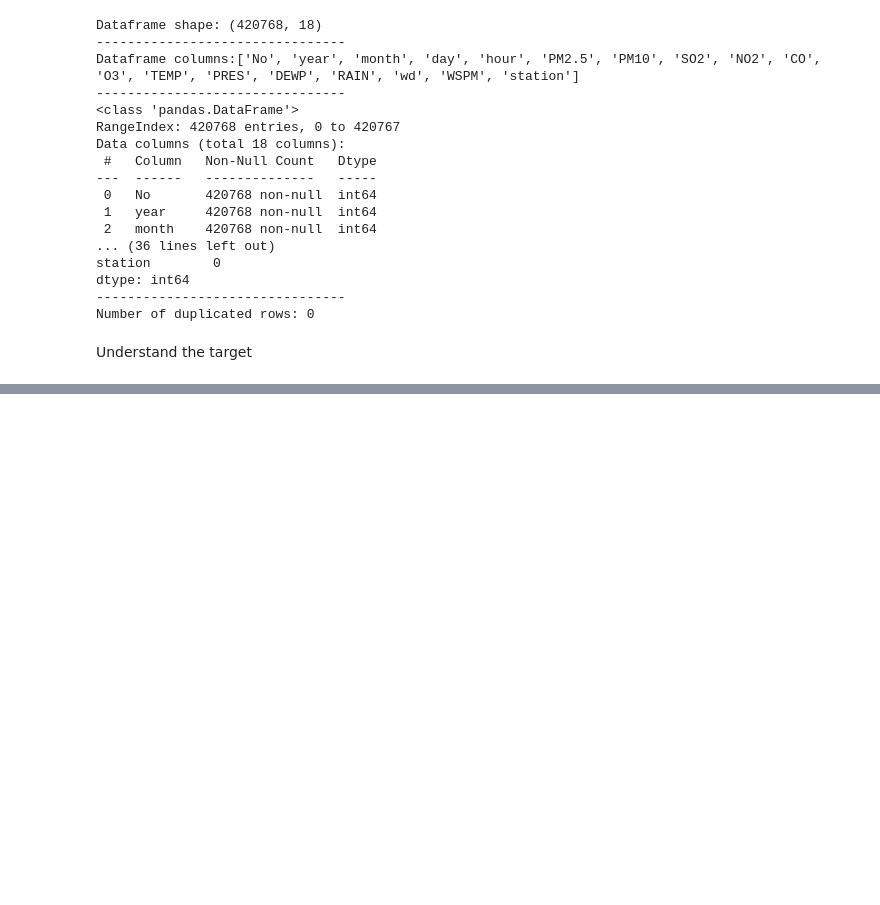
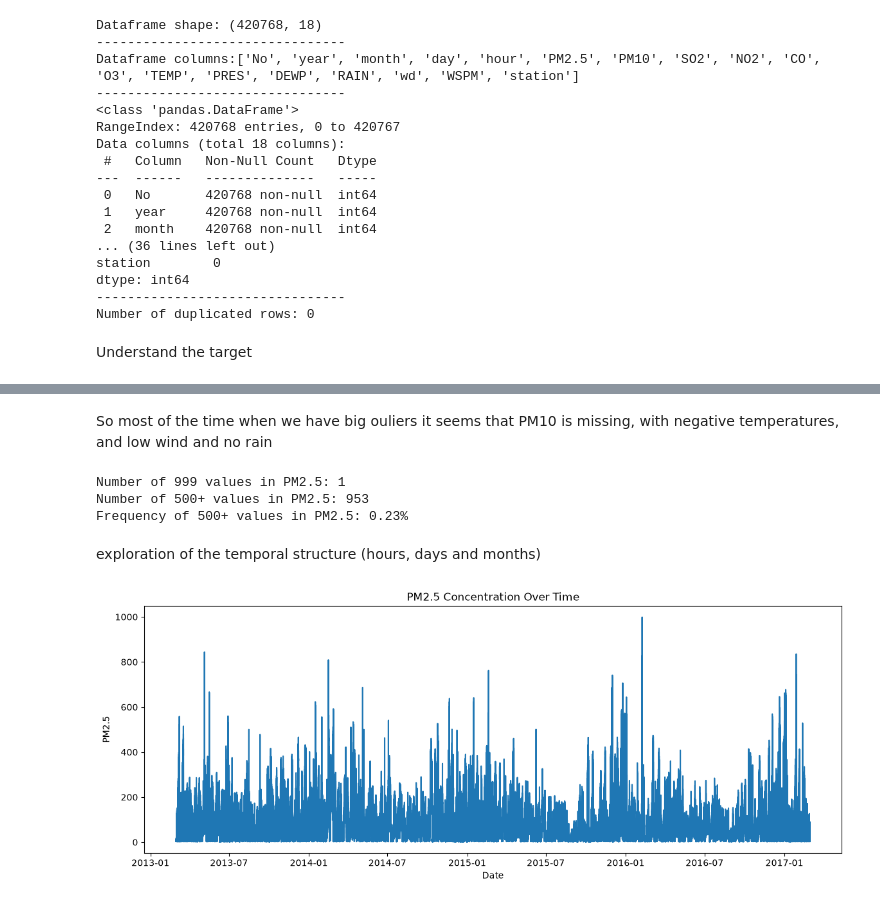
Before and after one commit to challandenathan/air-quality-prediction, a Jupyter notebook: notebooks/exploration.ipynb, the cells around one changed output, grey strips where cells are left out. Drawn from its saved outputs; the diff is of its cells as text; code cells hidden in the pictures; blank space fills up the shorter version.

```diff
--- a/notebooks/exploration.ipynb
+++ b/notebooks/exploration.ipynb
@@ -53,0 +98,5 @@ Understand the target
+# %%
+import pandas as pd
+df["datetime"] = pd.to_datetime(df[["year","month","day","hour"]])
+df = df.sort_values("datetime")
+print(f"dataframe total timeline:{df['datetime'].min()}, {df['datetime'].max()}")
@@ -53,0 +148,23 @@ Understand the target
+# %% [markdown]
+So most of the time when we have big ouliers it seems that PM10 is missing, with negative temperatures, and low wind and no rain
+# %%
+#investigate on the 999 values in the dataset
+print(f"Number of 999 values in PM2.5: {df['PM2.5'].eq(999).sum()}")
+print(f"Number of 500+ values in PM2.5: {(df['PM2.5']>=500).sum()}")
+print(f"Frequency of 500+ values in PM2.5: {(df['PM2.5']>=500).mean() * 100:.2f}%")
+# %% [output]
+Number of 999 values in PM2.5: 1
+Number of 500+ values in PM2.5: 953
+Frequency of 500+ values in PM2.5: 0.23%
+# %% [markdown]
+exploration of the temporal structure (hours, days and months)
+# %%
+plt.figure(figsize=(14,5))
+plt.plot(df["datetime"],df["PM2.5"])
+plt.xlabel("Date")
+plt.ylabel("PM2.5")
+plt.title("PM2.5 Concentration Over Time")
+
+plt.show()
+# %% [output]
+[figure, added]
```
Also changed, not shown: parts of 14 cells of this notebook, 1 other file.
